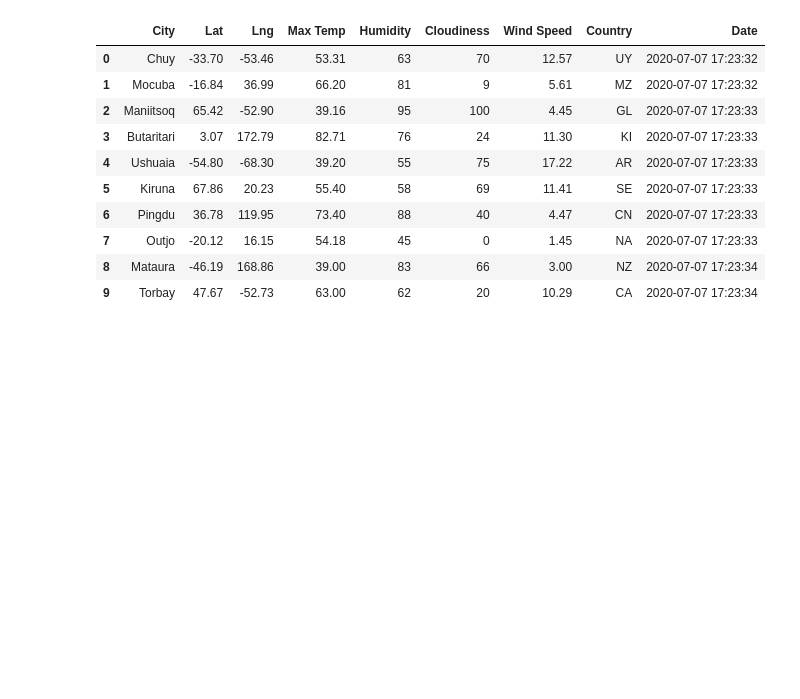
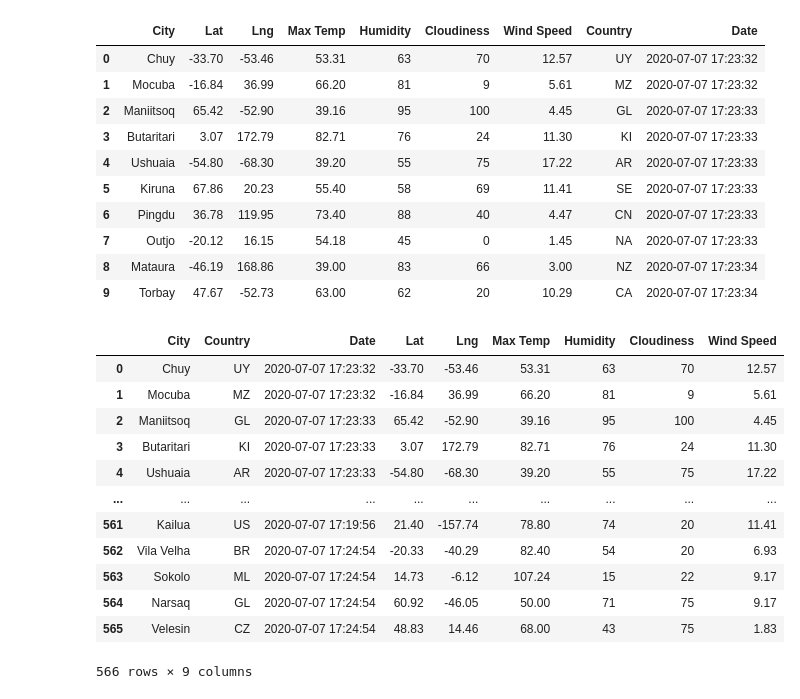
Before and after one commit to morningsides/World_Weather_Analysis, a Jupyter notebook: WeatherPy.ipynb, the cells around one changed output. Cells and saved outputs as stored; diff of their text form; code cells hidden in the pictures; blank space fills up the shorter version.

```diff
--- a/WeatherPy.ipynb
+++ b/WeatherPy.ipynb
@@ -155,3 +155,19 @@ city_data_df.head(10)
 | 9 | Torbay | 47.67 | -52.73 | 63.00 | 62 | 20 | 10.29 | CA | 2020-07-07 17:23:34 |
 # %%
 new_column_order = ["City", "Country", "Date", "Lat", "Lng", "Max Temp", "Humidity", "Cloudiness","Wind Speed"]
+city_data_df = city_data_df[new_column_order]
+city_data_df
+# %% [output]
+|  | City | Country | Date | Lat | Lng | Max Temp | Humidity | Cloudiness | Wind Speed |
+| 0 | Chuy | UY | 2020-07-07 17:23:32 | -33.70 | -53.46 | 53.31 | 63 | 70 | 12.57 |
+| 1 | Mocuba | MZ | 2020-07-07 17:23:32 | -16.84 | 36.99 | 66.20 | 81 | 9 | 5.61 |
+| 2 | Maniitsoq | GL | 2020-07-07 17:23:33 | 65.42 | -52.90 | 39.16 | 95 | 100 | 4.45 |
+| 3 | Butaritari | KI | 2020-07-07 17:23:33 | 3.07 | 172.79 | 82.71 | 76 | 24 | 11.30 |
+| 4 | Ushuaia | AR | 2020-07-07 17:23:33 | -54.80 | -68.30 | 39.20 | 55 | 75 | 17.22 |
+| ... | ... | ... | ... | ... | ... | ... | ... | ... | ... |
+| 561 | Kailua | US | 2020-07-07 17:19:56 | 21.40 | -157.74 | 78.80 | 74 | 20 | 11.41 |
+| 562 | Vila Velha | BR | 2020-07-07 17:24:54 | -20.33 | -40.29 | 82.40 | 54 | 20 | 6.93 |
+| 563 | Sokolo | ML | 2020-07-07 17:24:54 | 14.73 | -6.12 | 107.24 | 15 | 22 | 9.17 |
+| 564 | Narsaq | GL | 2020-07-07 17:24:54 | 60.92 | -46.05 | 50.00 | 71 | 75 | 9.17 |
+| 565 | Velesin | CZ | 2020-07-07 17:24:54 | 48.83 | 14.46 | 68.00 | 43 | 75 | 1.83 |
+566 rows × 9 columns
```
Also changed, not shown: parts of 1 cell of this notebook, 1 other file.
